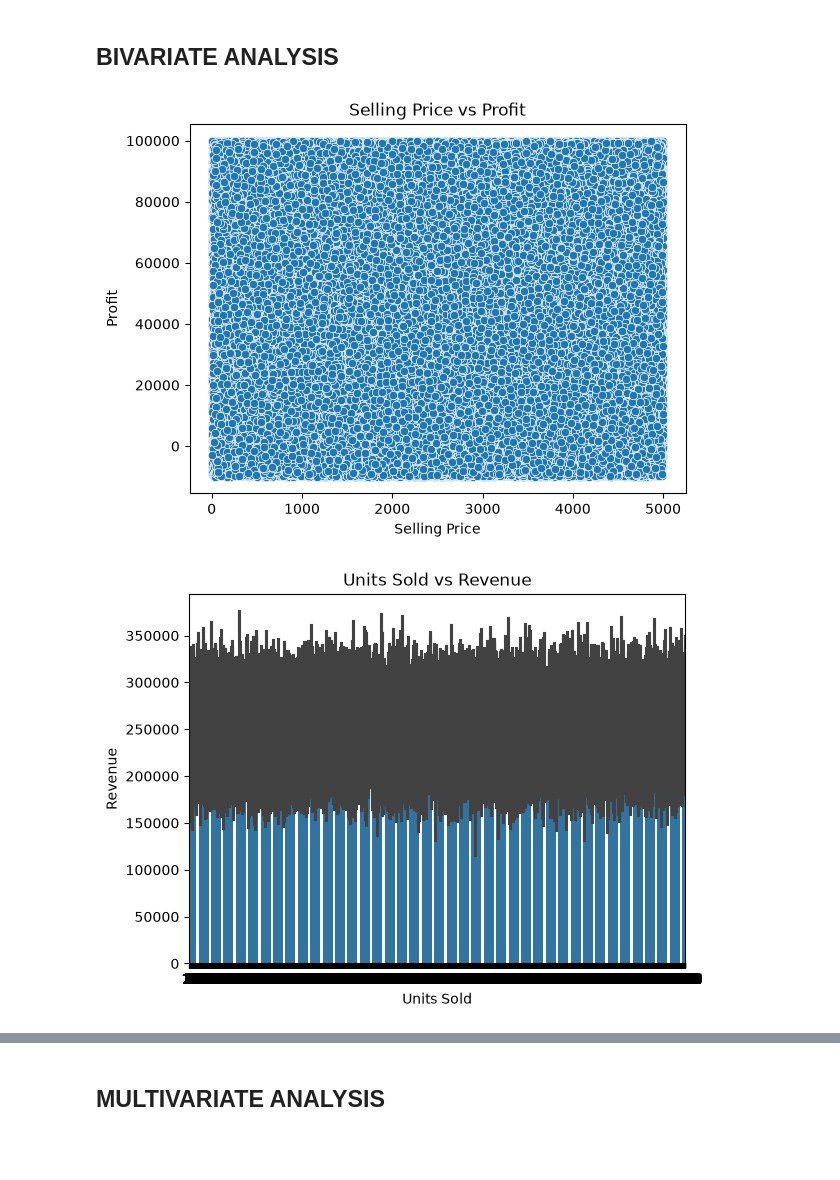
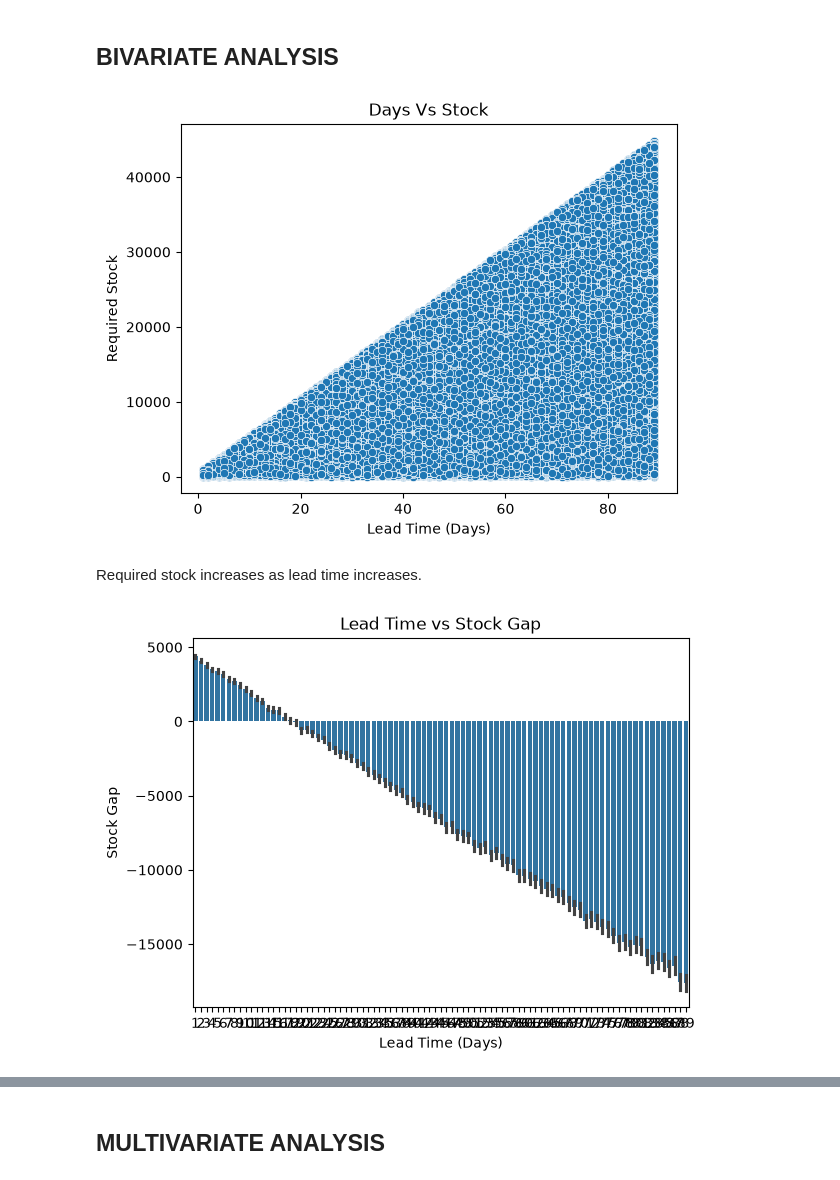
Before and after one commit to Suhani-codes18/Task-3-Suhani, a Jupyter notebook: Task.ipynb, the cells around one changed output, grey strips where cells are left out. Cells and saved outputs as stored; diff of their text form; code cells hidden in the pictures; blank space fills up the shorter version.

```diff
--- a/Task.ipynb
+++ b/Task.ipynb
@@ -289,0 +296,6 @@ Similarly for other num cols also
+# %%
+df['Required_Stock'] = (df['Daily_Demand'] * df['Lead_Time_Days']+ df['Safety_Stock'])
+# %%
+df['Stock_Gap'] = (df['Current_Stock'] - df['Required_Stock'])
+# %%
+df['Stockout_Target'] = ( df['Current_Stock'] < df['Required_Stock']).astype(int)
@@ -391,18 +397,20 @@ So i will choose -<br>
 # %% [markdown]
 ## BIVARIATE ANALYSIS
 # %%
-sns.scatterplot(data=df, x='Selling_Price_USD', y='Profit_USD')
-plt.title('Selling Price vs Profit')
-plt.xlabel('Selling Price')
-plt.ylabel('Profit')
+sns.scatterplot(data=df, x='Lead_Time_Days', y='Required_Stock')
+plt.title('Days Vs Stock')
+plt.xlabel('Lead Time (Days)')
+plt.ylabel('Required Stock')
 plt.show()
 # %% [output]
-[figure, old version]
+[figure, new version]
+# %% [markdown]
+Required stock increases as lead time increases.
 # %%
-sns.barplot(data=df, x='Units_Sold', y='Revenue_USD')
-plt.title('Units Sold vs Revenue')
-plt.xlabel('Units Sold')
-plt.ylabel('Revenue')
+sns.barplot(data=df, x='Lead_Time_Days', y='Stock_Gap')
+plt.title('Lead Time vs Stock Gap')
+plt.xlabel('Lead Time (Days)')
+plt.ylabel('Stock Gap')
 plt.show()
 # %% [output]
-[figure, old version]
+[figure, new version]
```
Also changed, not shown: parts of 62 cells of this notebook.
